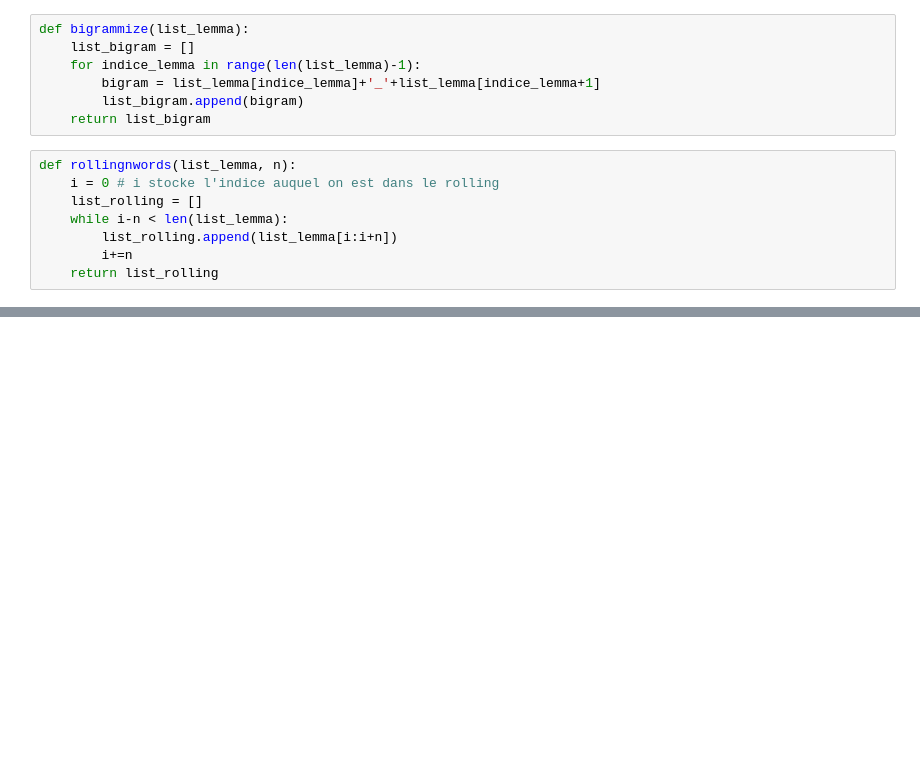
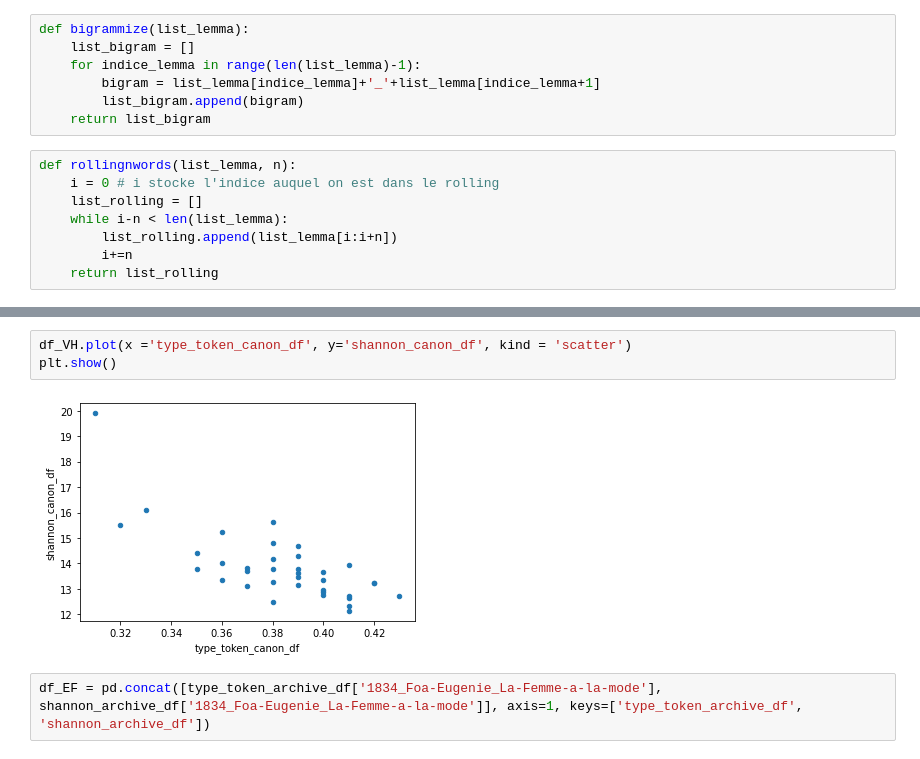
Before and after one commit to crazyjeannot/canons, a Jupyter notebook: rolling_stylometry.ipynb, the cells around one changed output, grey strips where cells are left out. Saved outputs shown, nothing was run; the diff lists cells and outputs as text; blank space fills up the shorter version.

```diff
--- a/rolling_stylometry.ipynb
+++ b/rolling_stylometry.ipynb
@@ -144,0 +228,7 @@ print(results)# Gustave Flaubert
+# %%
+df_VH.plot(x ='type_token_canon_df', y='shannon_canon_df', kind = 'scatter')
+plt.show()
+# %% [output]
+[figure, added]
+# %%
+df_EF = pd.concat([type_token_archive_df['1834_Foa-Eugenie_La-Femme-a-la-mode'], shannon_archive_df['1834_Foa-Eugenie_La-Femme-a-la-mode']], axis=1, keys=['type_token_archive_df', 'shannon_archive_df'])
```
Also changed, not shown: parts of 30 cells of this notebook.
